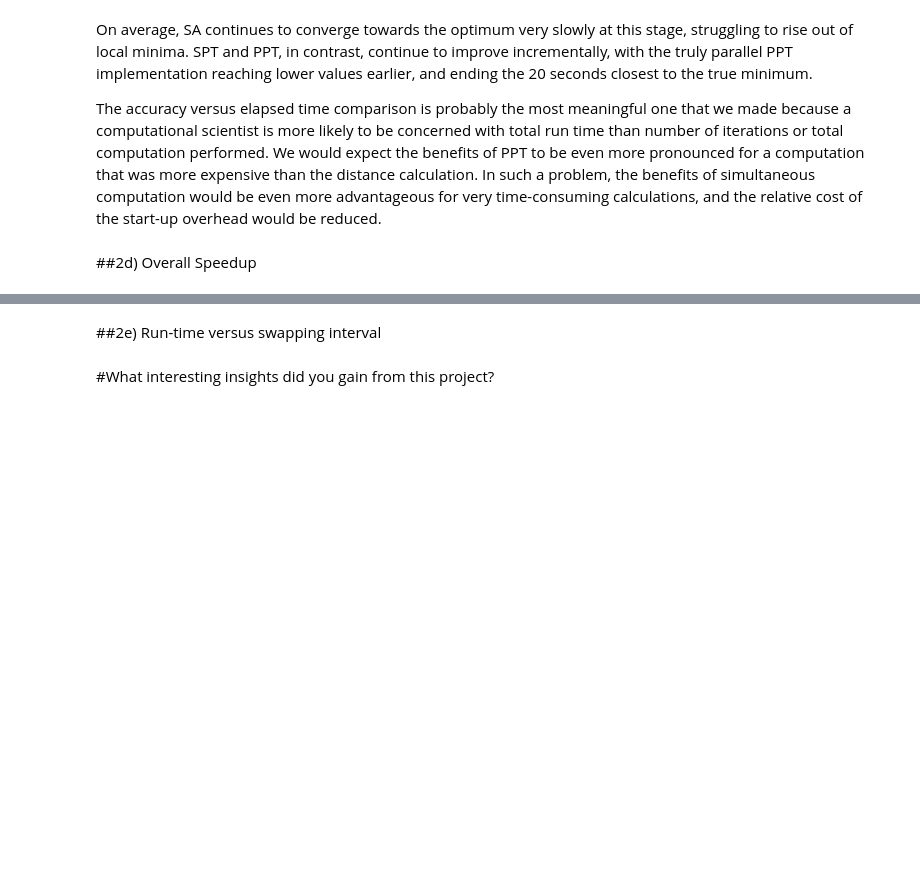
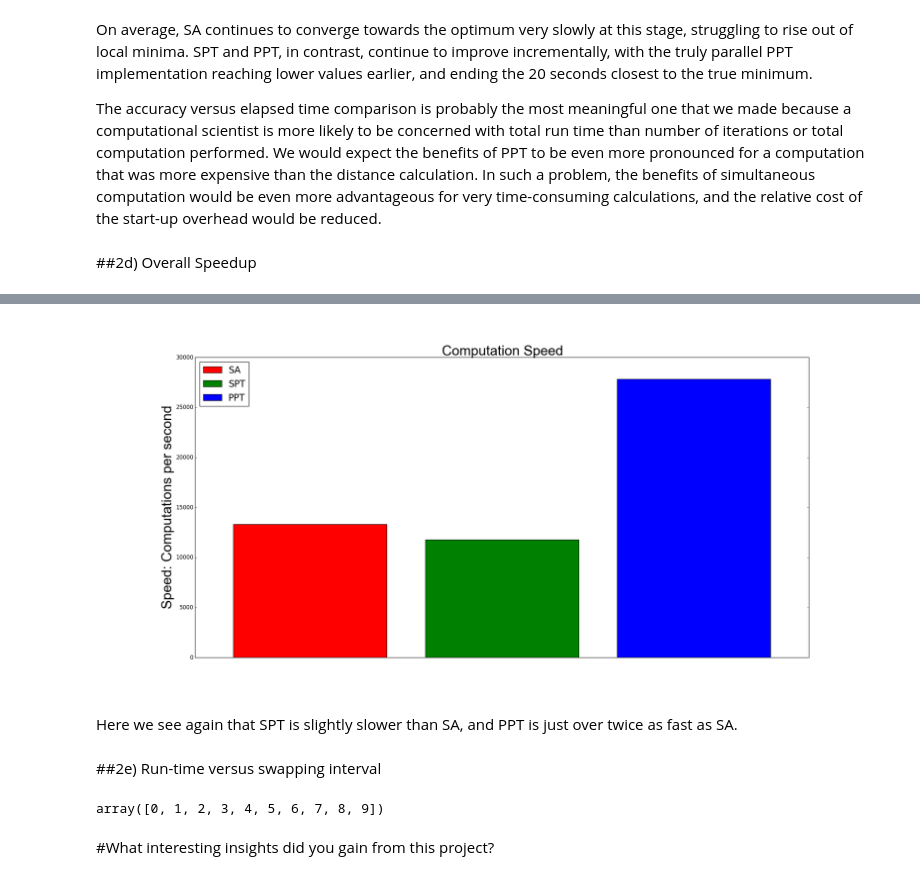
Before and after one commit to dekatzenel/cs205-final-project, a Jupyter notebook: Report.ipynb, the cells around one changed output, grey strips where cells are left out. Drawn from its saved outputs; the diff is of its cells as text; code cells hidden in the pictures; blank space fills up the shorter version.

```diff
--- a/Report.ipynb
+++ b/Report.ipynb
@@ -156,5 +166,16 @@ The accuracy versus elapsed time comparison is probably the most meaningful one
+# %%
+display.Image('Speed.png')
+# %% [output]
+[figure, added]
+# %% [markdown]
+Here we see again that SPT is slightly slower than SA, and PPT is just over twice as fast as SA.
 # %% [markdown]
 ##2e) Run-time versus swapping interval
+# %%
+import numpy as np
+np.arange(10)
+# %% [output]
+array([0, 1, 2, 3, 4, 5, 6, 7, 8, 9])
 # %% [markdown]
 #What interesting insights did you gain from this project?
 # %% [markdown]
```
Also changed, not shown: parts of 3 cells of this notebook.
